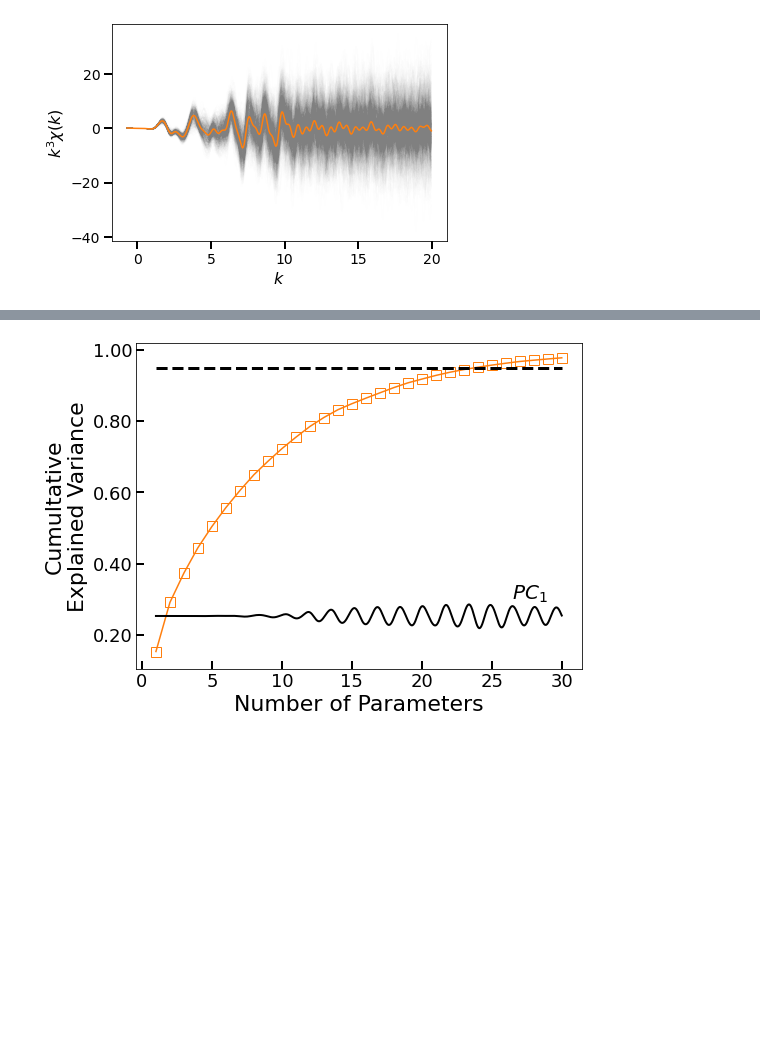
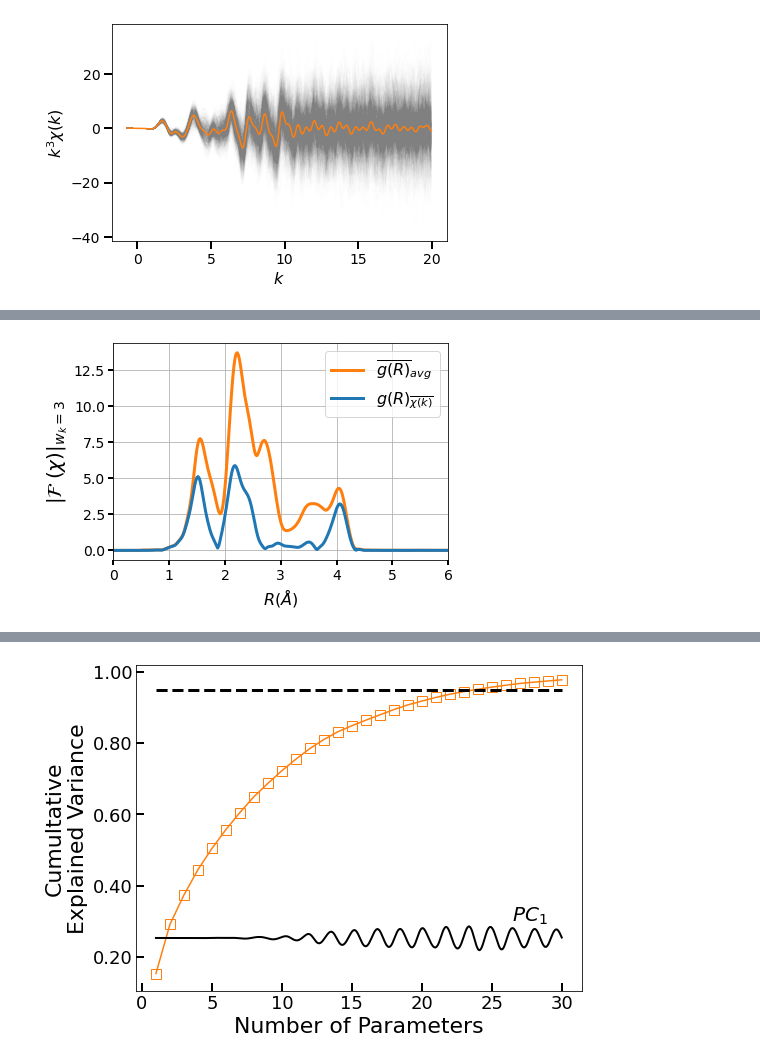
Before and after one commit to stetef/AIMD, a Jupyter notebook: Visualization of Data.ipynb, the cells around one changed output, grey strips where cells are left out. Saved outputs shown, nothing was run; the diff lists cells and outputs as text; code cells hidden in the pictures; blank space fills up the shorter version.

```diff
--- a/Visualization of Data.ipynb
+++ b/Visualization of Data.ipynb
@@ -55,0 +105,18 @@ Re vs Imag instead of mod?
+# %%
+i = 3
+fig, ax = plt.subplots(figsize=(6, 4))
+#plt.plot(x, fftshift(g_of_r[i]), linewidth=3, c=plt.cm.tab20(14), alpha=0.7,
+#         label=f'Run {i + 1}')
+plt.plot(x, fftshift(np.average(g_of_r, axis=0)), linewidth=3, c=plt.cm.tab20(2),
+         label='$\overline{g(R)}_{avg}$')
+plt.plot(x, fftshift(avg_g_of_r), linewidth=3, c=plt.cm.tab20(0),
+        label='$g(R)_{\overline{\chi(k)}}$')
+ax.tick_params(direction='out', width=2, length=5, which='major', labelsize=14)
+plt.grid()
+ax.set_xlabel("$R (\AA)$", fontsize=16)
+ax.set_ylabel("$\|\mathcal{F}\;(\chi) \|_{w_k=" + f'{kweight}' + "}$", fontsize=20)
+plt.xlim(0, 6)
+plt.legend(fontsize=16)
+plt.show()
+# %% [output]
+[figure, added]
```
Also changed, not shown: parts of 21 cells of this notebook, 7 other files.
